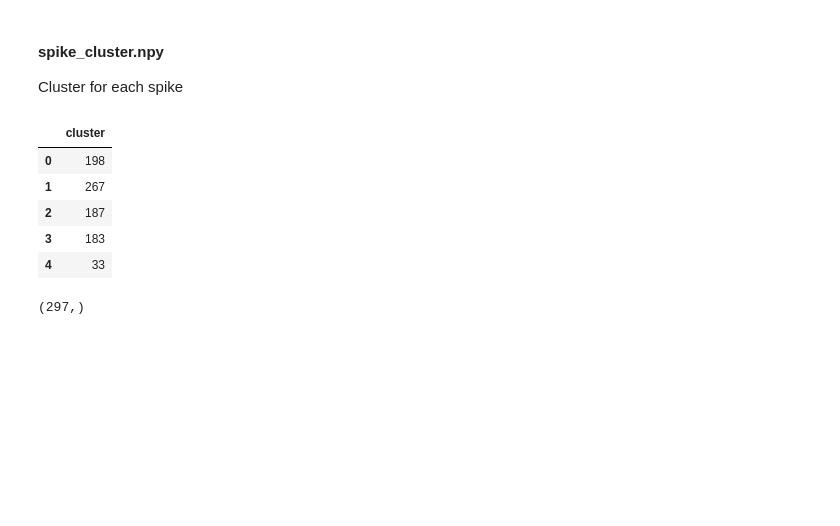
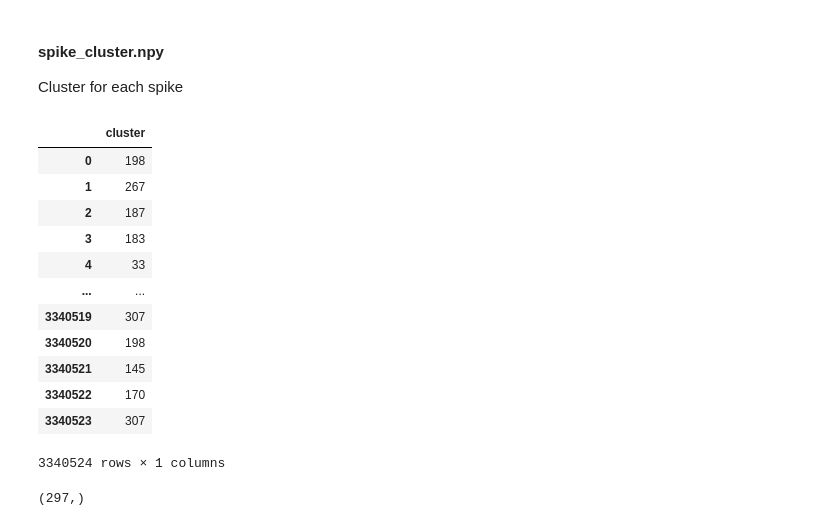
Before and after one commit to LSENS-BMI-EPFL/ephys_preprocessing, a Jupyter notebook: CwavesUtils/load_ks_phy_output.ipynb, the cells around one changed output. Drawn from its saved outputs; the diff is of its cells as text; code cells hidden in the pictures; blank space fills up the shorter version.

```diff
--- a/CwavesUtils/load_ks_phy_output.ipynb
+++ b/CwavesUtils/load_ks_phy_output.ipynb
@@ -14,14 +14,21 @@ Cluster for each spike
 # %%
 spk_clusters = np.load(os.path.join(data_path,'spike_clusters.npy'))
 df = pd.DataFrame(spk_clusters, columns=['cluster'])
-df.head()
+df
 # %% [output]
 |  | cluster |
 | 0 | 198 |
 | 1 | 267 |
 | 2 | 187 |
 | 3 | 183 |
 | 4 | 33 |
+| ... | ... |
+| 3340519 | 307 |
+| 3340520 | 198 |
+| 3340521 | 145 |
+| 3340522 | 170 |
+| 3340523 | 307 |
+3340524 rows × 1 columns
 # %%
 np.unique(df['cluster'].values).shape
 # %% [output]
```
Also changed, not shown: 3 other files.
